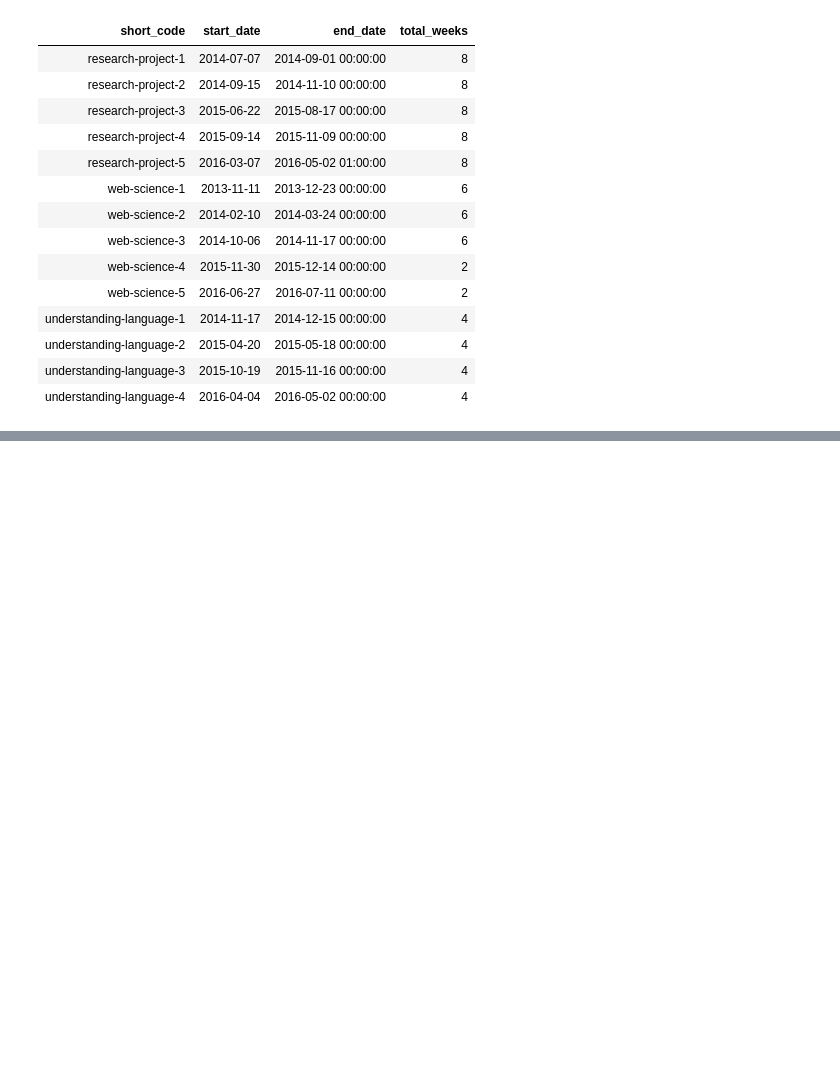
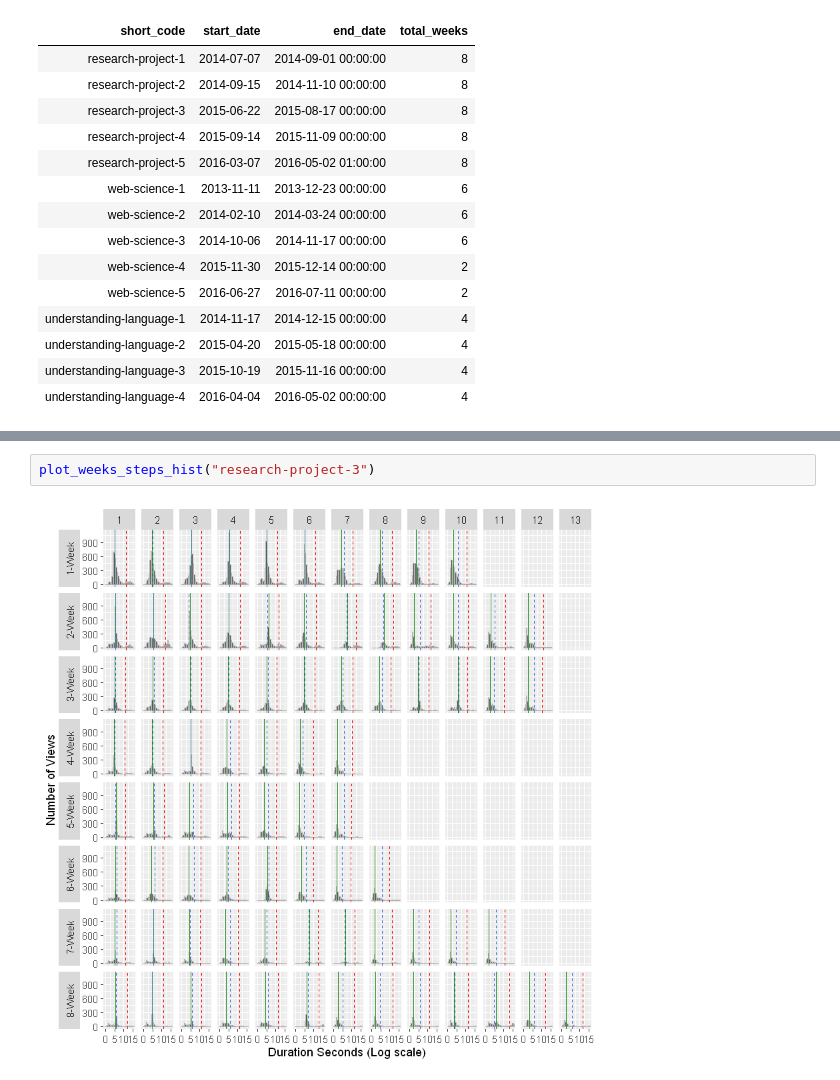
Before and after one commit to miballe/FutureLearnAnalytics, a Jupyter notebook: clean_data_exploration.ipynb, the cells around one changed output, grey strips where cells are left out. Saved outputs shown, nothing was run; the diff lists cells and outputs as text; blank space fills up the shorter version.

Commit message:
Added functions for notebook visualizations and data calculations

```diff
--- a/clean_data_exploration.ipynb
+++ b/clean_data_exploration.ipynb
@@ -113,0 +176,4 @@ ggplot(df_plot) +
+# %%
+plot_weeks_steps_hist("research-project-3")
+# %% [output]
+[figure, added]
```
Also changed, not shown: parts of 16 cells of this notebook, 4 other files.
